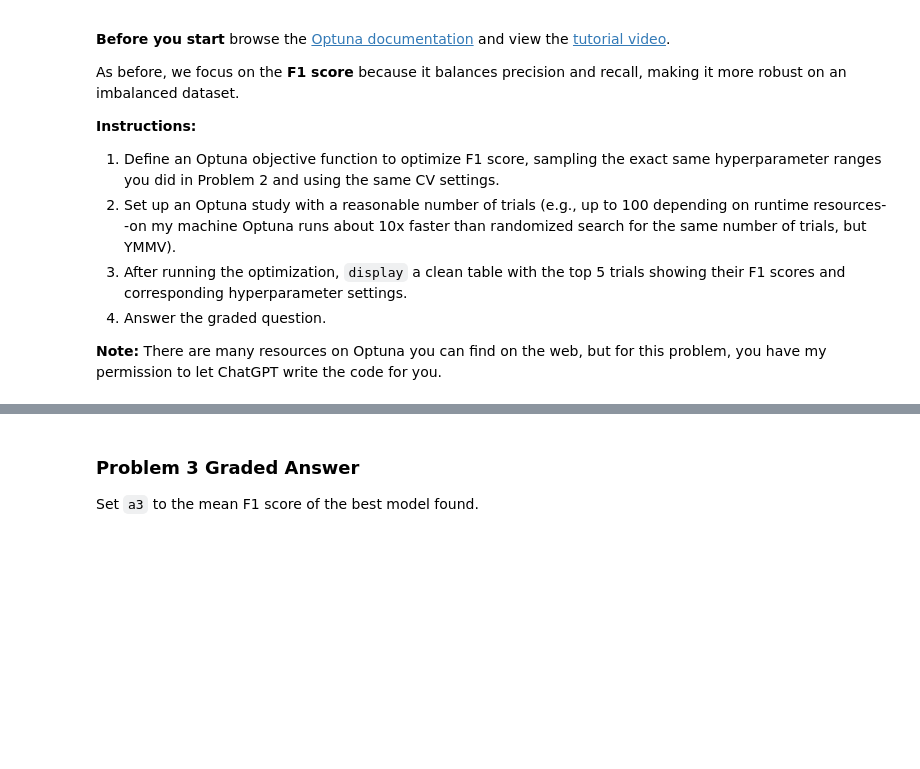
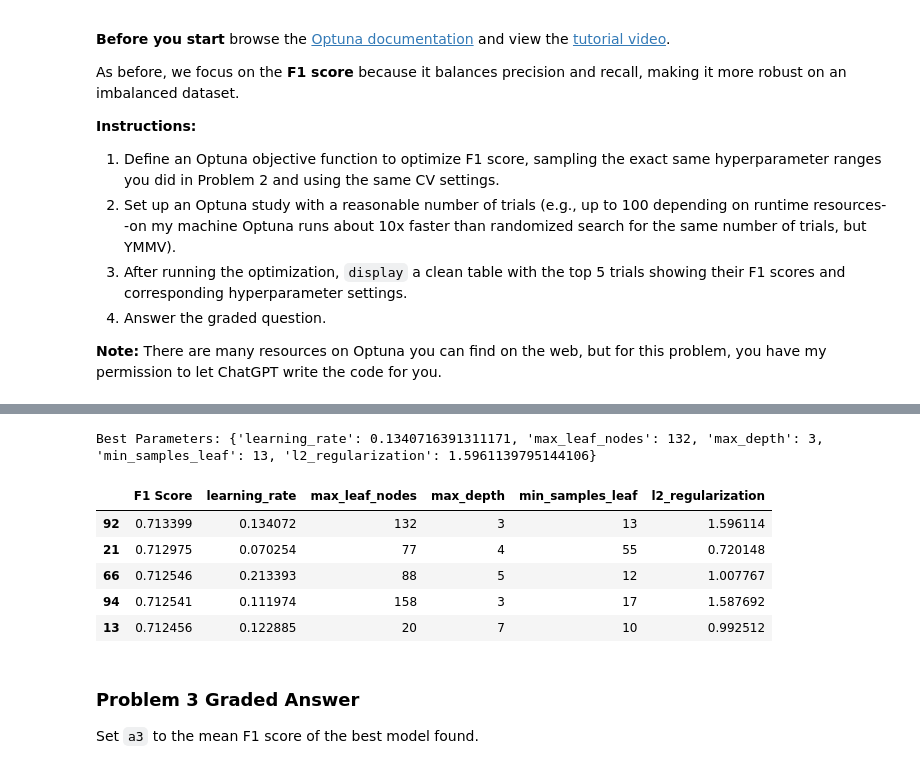
Before and after one commit to Jbaner/Module-3-Assignments, a Jupyter notebook: Homework_08.ipynb, the cells around one changed output, grey strips where cells are left out. Drawn from its saved outputs; the diff is of its cells as text; code cells hidden in the pictures; blank space fills up the shorter version.

```diff
--- a/Homework_08.ipynb
+++ b/Homework_08.ipynb
@@ -593,3 +588,14 @@ display(top5)
+# %%
+print("\nBest Parameters:", study.best_params)
+display(top5)
+# %% [output]
+Best Parameters: {'learning_rate': 0.1340716391311171, 'max_leaf_nodes': 132, 'max_depth': 3, 'min_samples_leaf': 13, 'l2_regularization': 1.5961139795144106}
+|  | F1 Score | learning_rate | max_leaf_nodes | max_depth | min_samples_leaf | l2_regularization |
+| 92 | 0.713399 | 0.134072 | 132 | 3 | 13 | 1.596114 |
+| 21 | 0.712975 | 0.070254 | 77 | 4 | 55 | 0.720148 |
+| 66 | 0.712546 | 0.213393 | 88 | 5 | 12 | 1.007767 |
+| 94 | 0.712541 | 0.111974 | 158 | 3 | 17 | 1.587692 |
+| 13 | 0.712456 | 0.122885 | 20 | 7 | 10 | 0.992512 |
 # %% [markdown]
 ### Problem 3 Graded Answer
 
```
Also changed, not shown: parts of 6 cells of this notebook.
